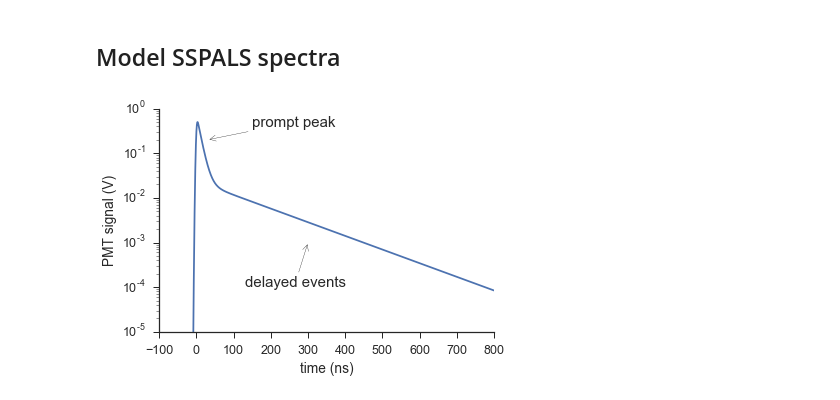
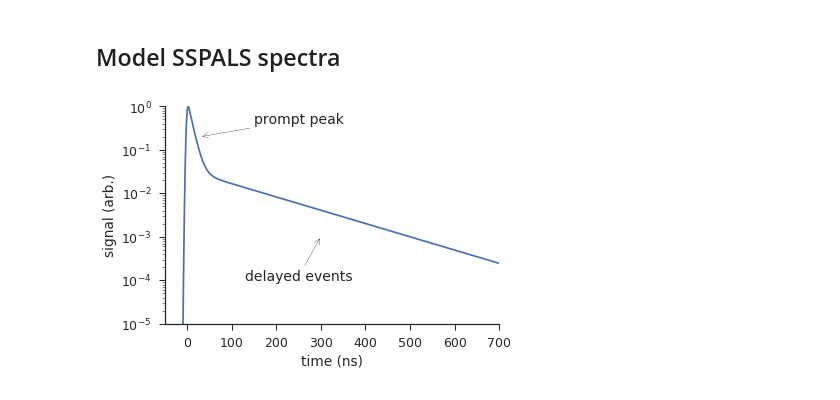
Before and after one commit to Ayato-Yamazaki/PositroniumSpectroscopy, a Jupyter notebook: notebooks/model.ipynb, the cells around one changed output. Cells and saved outputs as stored; diff of their text form; code cells hidden in the pictures.

```diff
--- a/notebooks/model.ipynb
+++ b/notebooks/model.ipynb
@@ -16,33 +13,34 @@ import sspals
 # %%
 # time
 dt = 1e-10
 x_vals = np.arange(-2e-8, 8e-7, dt)
 # PMT signal
-y_vals = sspals.sim(x_vals, amp=0.5, sigma=2.0E-9, eff=0.3, tau=1.420461e-7, kappa=10e-9)
+y_vals = sspals.sim(x_vals, amp=1.0, sigma=2.0E-9, eff=0.25, tau=1.420461e-7, kappa=9e-9)
 # plot
 fig, ax = plt.subplots(figsize=(6, 4))
 ax.plot(x_vals*1e9, y_vals)
 ax.set_yscale('log')
 ax.set_ylim(0.00001,1)
-ax.set_ylabel('PMT signal (V)')
+ax.set_xlim(-50, 700)
+ax.set_ylabel('signal (arb.)')
 ax.set_xlabel('time (ns)')
 
 # annotations
-ax.annotate('prompt peak', xy=(30, 0.2), xytext=(150, 0.4),
+ax.annotate('prompt peak', xy=(30, 0.2), xytext=(150, 0.4), fontsize=14,
             arrowprops=dict(arrowstyle="->")
             )
-ax.annotate('delayed events', xy=(300, 0.001), xytext=(130, 0.0001),
+ax.annotate('delayed events', xy=(300, 0.001), xytext=(130, 0.0001), fontsize=14,
             arrowprops=dict(arrowstyle="->")
             )
 
 # format
 sns.despine()
 
 #output
 plt.savefig("../images/pwo.pdf", dpi=200, bbox_inches='tight')
 plt.show()
 # %% [output]
-[figure, old version]
+[figure, new version]
 # %%
 # simplified delayed fraction (A/C = +/- inf)
 def delayed_fraction(xdata, ydata, B):
```
Also changed, not shown: parts of 2 cells of this notebook, 32 other files.
